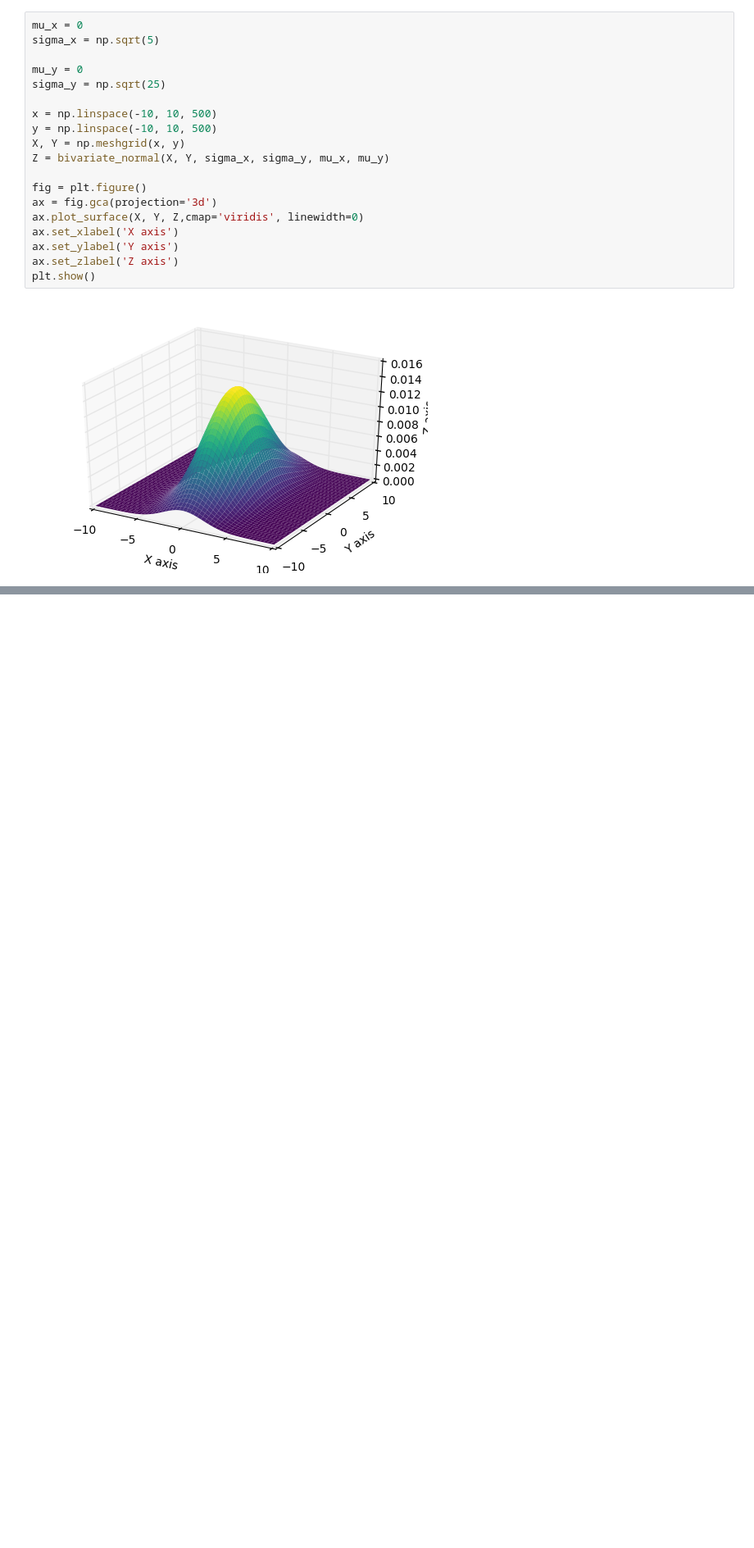
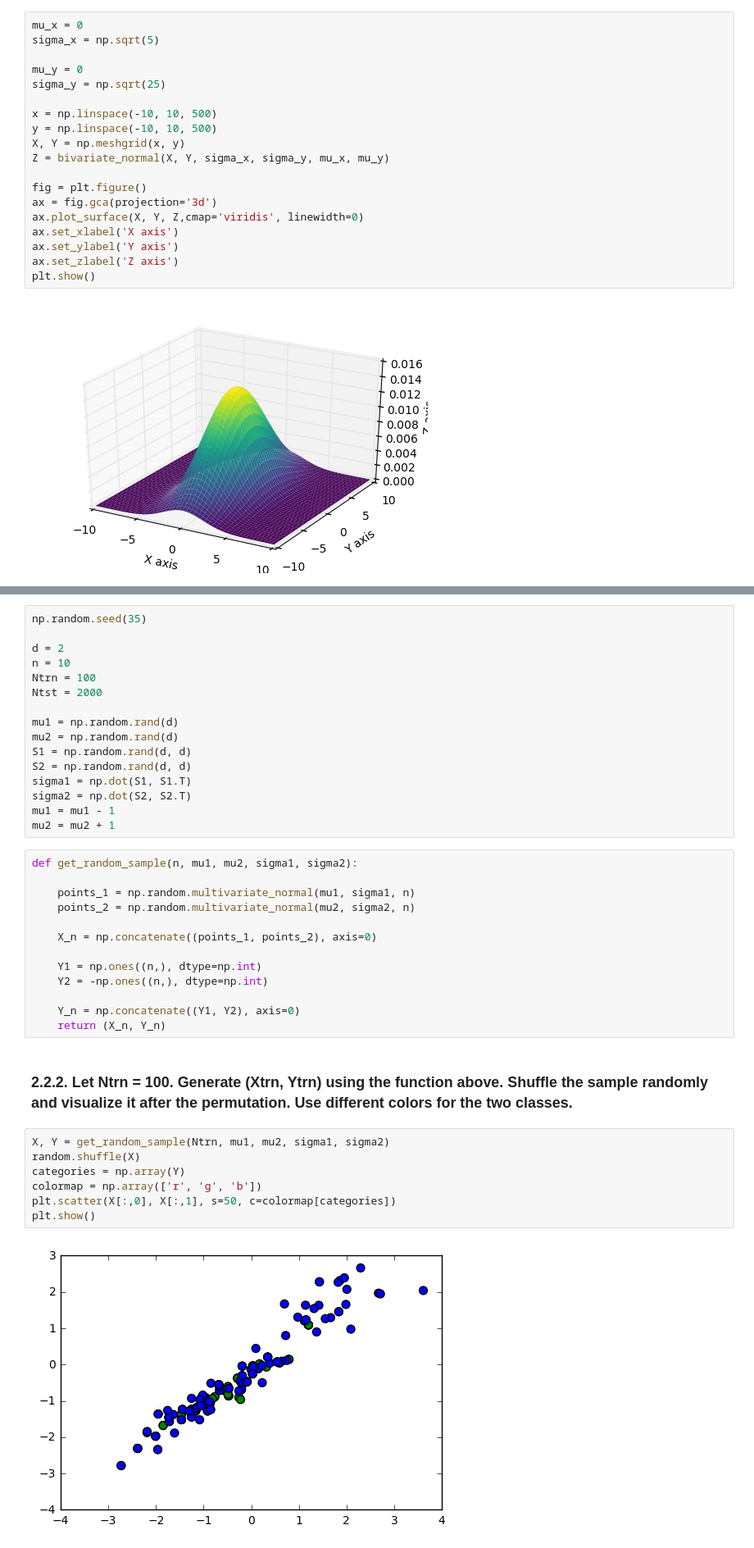
Before and after one commit to daryadedik/playground, a Jupyter notebook: ml-preparation/ml-basics/ml-basics.ipynb, the cells around one changed output, grey strips where cells are left out. Shown at 82% size. Cells and saved outputs as stored; diff of their text form; blank space fills up the shorter version.

```diff
--- a/ml-preparation/ml-basics/ml-basics.ipynb
+++ b/ml-preparation/ml-basics/ml-basics.ipynb
@@ -153,0 +162,40 @@ plt.show()
+# %%
+np.random.seed(35)
+
+d = 2
+n = 10
+Ntrn = 100
+Ntst = 2000
+
+mu1 = np.random.rand(d)
+mu2 = np.random.rand(d)
+S1 = np.random.rand(d, d)
+S2 = np.random.rand(d, d)
+sigma1 = np.dot(S1, S1.T)
+sigma2 = np.dot(S2, S2.T)
+mu1 = mu1 - 1
+mu2 = mu2 + 1
+# %%
+def get_random_sample(n, mu1, mu2, sigma1, sigma2):
+
+    points_1 = np.random.multivariate_normal(mu1, sigma1, n)
+    points_2 = np.random.multivariate_normal(mu2, sigma2, n)
+
+    X_n = np.concatenate((points_1, points_2), axis=0)
+
+    Y1 = np.ones((n,), dtype=np.int)
+    Y2 = -np.ones((n,), dtype=np.int)
+
+    Y_n = np.concatenate((Y1, Y2), axis=0)
+    return (X_n, Y_n)
+# %% [markdown]
+### 2.2.2. Let Ntrn = 100. Generate (Xtrn, Ytrn) using the function above. Shuffle the sample randomly and visualize it after the permutation. Use different colors for the two classes.
+# %%
+X, Y = get_random_sample(Ntrn, mu1, mu2, sigma1, sigma2)
+random.shuffle(X)
+categories = np.array(Y)
+colormap = np.array(['r', 'g', 'b'])
+plt.scatter(X[:,0], X[:,1], s=50, c=colormap[categories])
+plt.show()
+# %% [output]
+[figure, added]
```
Also changed, not shown: parts of 9 cells of this notebook.
